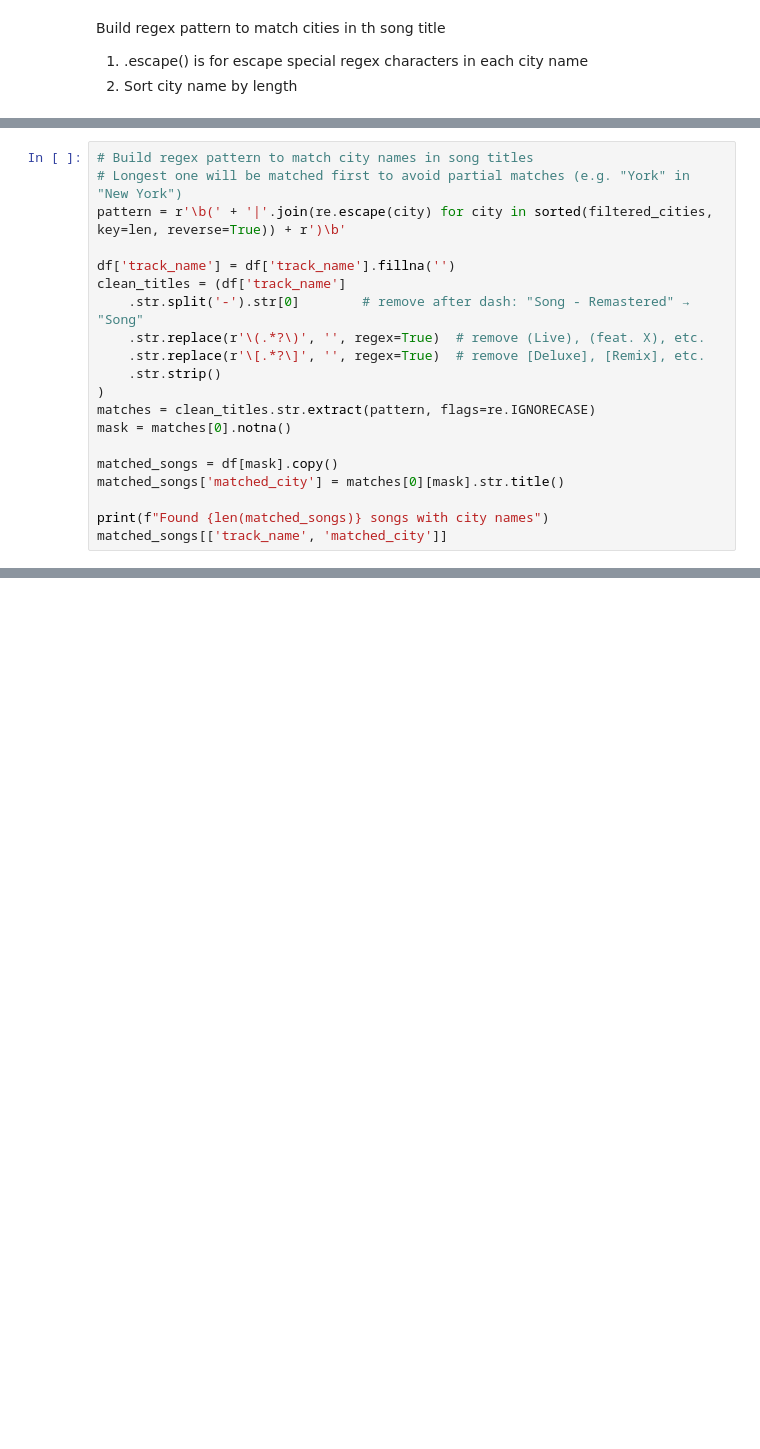
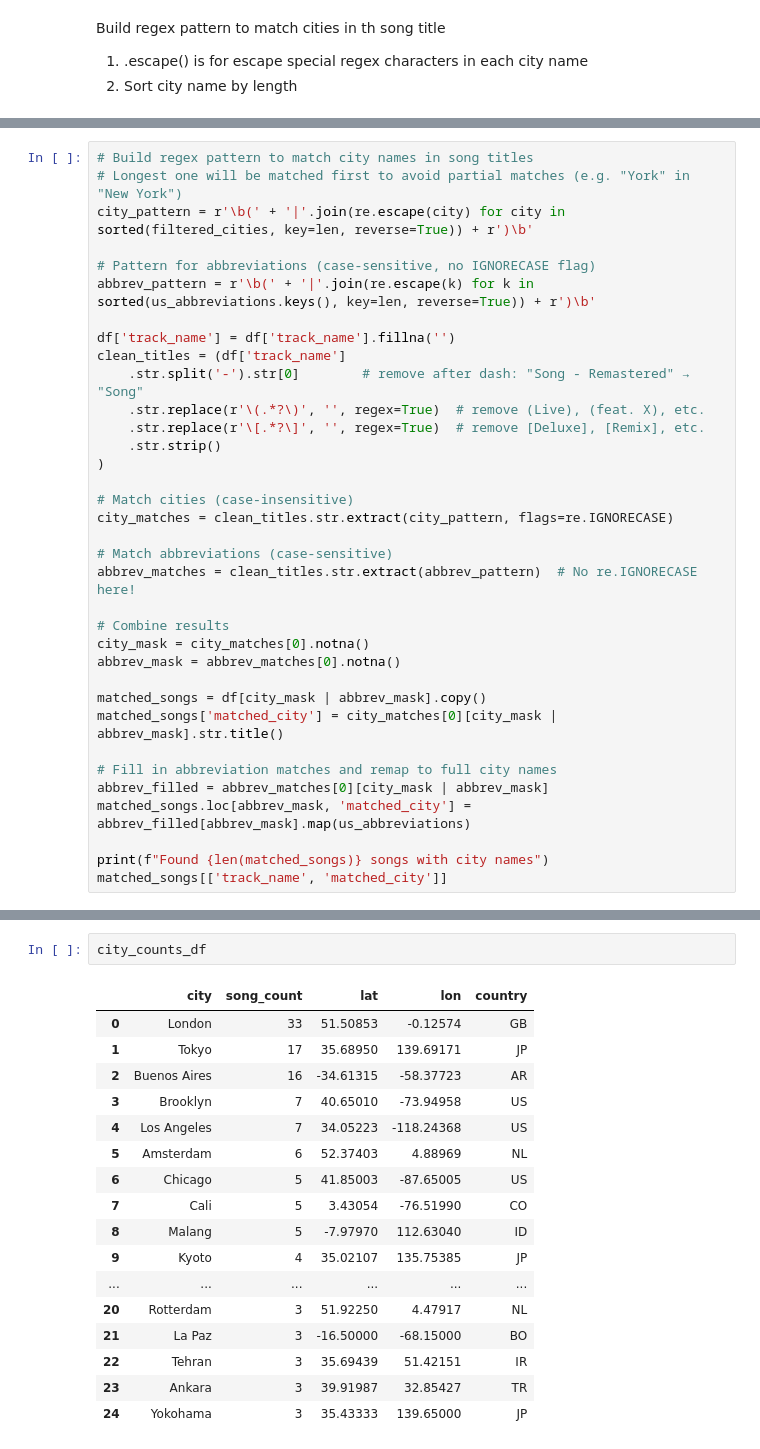
Before and after one commit to japanj/song-and-city, a Jupyter notebook: song_and_city.ipynb, the cells around one changed output, grey strips where cells are left out. Cells and saved outputs as stored; diff of their text form; blank space fills up the shorter version.

```diff
--- a/song_and_city.ipynb
+++ b/song_and_city.ipynb
@@ -84,7 +82,10 @@ Build regex pattern to match cities in th song title
 # %%
 # Build regex pattern to match city names in song titles
 # Longest one will be matched first to avoid partial matches (e.g. "York" in "New York")
-pattern = r'\b(' + '|'.join(re.escape(city) for city in sorted(filtered_cities, key=len, reverse=True)) + r')\b'
+city_pattern = r'\b(' + '|'.join(re.escape(city) for city in sorted(filtered_cities, key=len, reverse=True)) + r')\b'
+
+# Pattern for abbreviations (case-sensitive, no IGNORECASE flag)
+abbrev_pattern = r'\b(' + '|'.join(re.escape(k) for k in sorted(us_abbreviations.keys(), key=len, reverse=True)) + r')\b'
 
 df['track_name'] = df['track_name'].fillna('')
 clean_titles = (df['track_name']
@@ -93,11 +94,23 @@ clean_titles = (df['track_name']
     .str.replace(r'\[.*?\]', '', regex=True)  # remove [Deluxe], [Remix], etc.
     .str.strip()
 )
-matches = clean_titles.str.extract(pattern, flags=re.IGNORECASE)
-mask = matches[0].notna()
 
-matched_songs = df[mask].copy()
-matched_songs['matched_city'] = matches[0][mask].str.title()
+# Match cities (case-insensitive)
+city_matches = clean_titles.str.extract(city_pattern, flags=re.IGNORECASE)
+
+# Match abbreviations (case-sensitive)
+abbrev_matches = clean_titles.str.extract(abbrev_pattern)  # No re.IGNORECASE here!
+
+# Combine results
+city_mask = city_matches[0].notna()
+abbrev_mask = abbrev_matches[0].notna()
+
+matched_songs = df[city_mask | abbrev_mask].copy()
+matched_songs['matched_city'] = city_matches[0][city_mask | abbrev_mask].str.title()
+
+# Fill in abbreviation matches and remap to full city names
+abbrev_filled = abbrev_matches[0][city_mask | abbrev_mask]
+matched_songs.loc[abbrev_mask, 'matched_city'] = abbrev_filled[abbrev_mask].map(us_abbreviations)
 
 print(f"Found {len(matched_songs)} songs with city names")
 matched_songs[['track_name', 'matched_city']]
@@ -209,0 +216,20 @@ matched_songs[matched_songs['matched_city']=='Tokyo']
+# %%
+city_counts_df
+# %% [output]
+|  | city | song_count | lat | lon | country |
+| 0 | London | 33 | 51.50853 | -0.12574 | GB |
+| 1 | Tokyo | 17 | 35.68950 | 139.69171 | JP |
+| 2 | Buenos Aires | 16 | -34.61315 | -58.37723 | AR |
+| 3 | Brooklyn | 7 | 40.65010 | -73.94958 | US |
+| 4 | Los Angeles | 7 | 34.05223 | -118.24368 | US |
+| 5 | Amsterdam | 6 | 52.37403 | 4.88969 | NL |
+| 6 | Chicago | 5 | 41.85003 | -87.65005 | US |
+| 7 | Cali | 5 | 3.43054 | -76.51990 | CO |
+| 8 | Malang | 5 | -7.97970 | 112.63040 | ID |
+| 9 | Kyoto | 4 | 35.02107 | 135.75385 | JP |
+| ... | ... | ... | ... | ... | ... |
+| 20 | Rotterdam | 3 | 51.92250 | 4.47917 | NL |
+| 21 | La Paz | 3 | -16.50000 | -68.15000 | BO |
+| 22 | Tehran | 3 | 35.69439 | 51.42151 | IR |
+| 23 | Ankara | 3 | 39.91987 | 32.85427 | TR |
+| 24 | Yokohama | 3 | 35.43333 | 139.65000 | JP |
```
Also changed, not shown: parts of 10 cells of this notebook, 1 other file.
